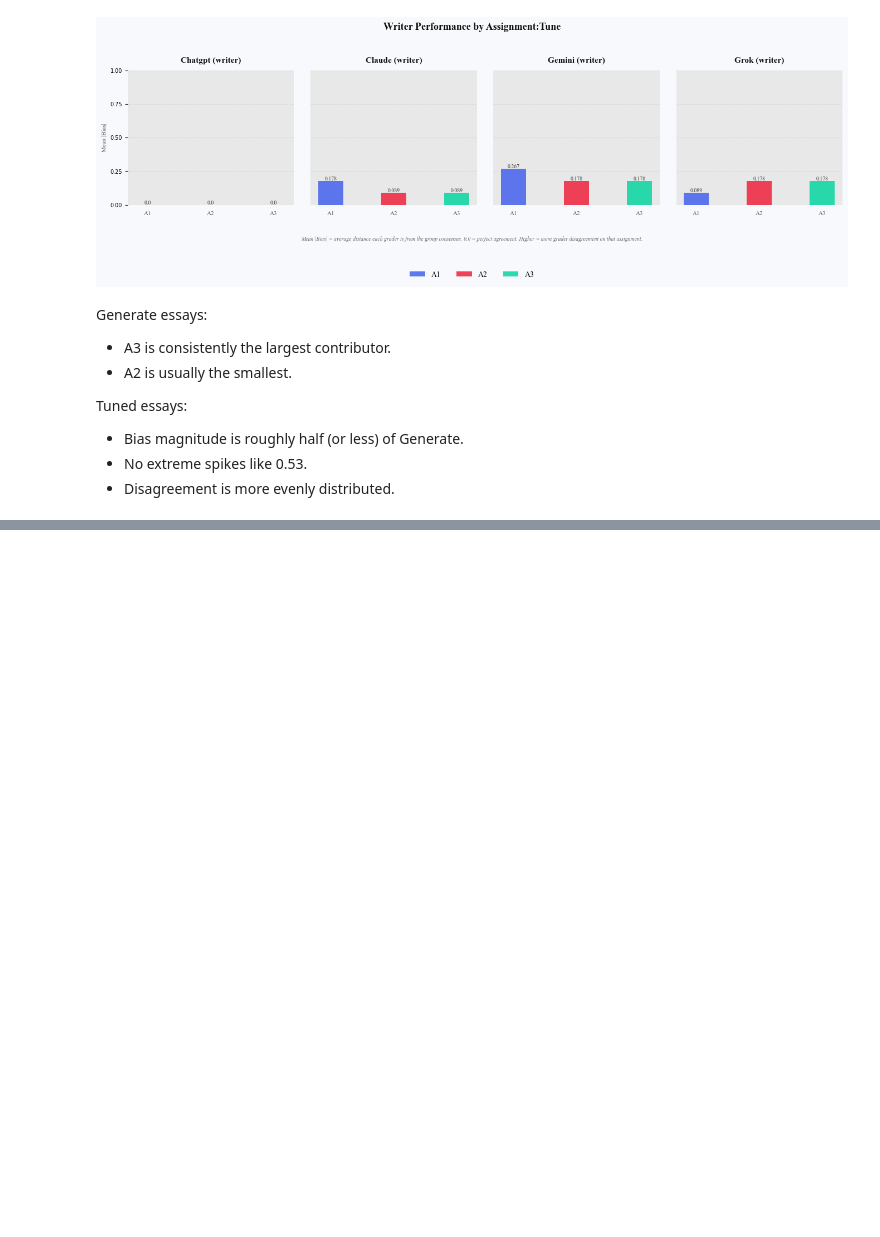
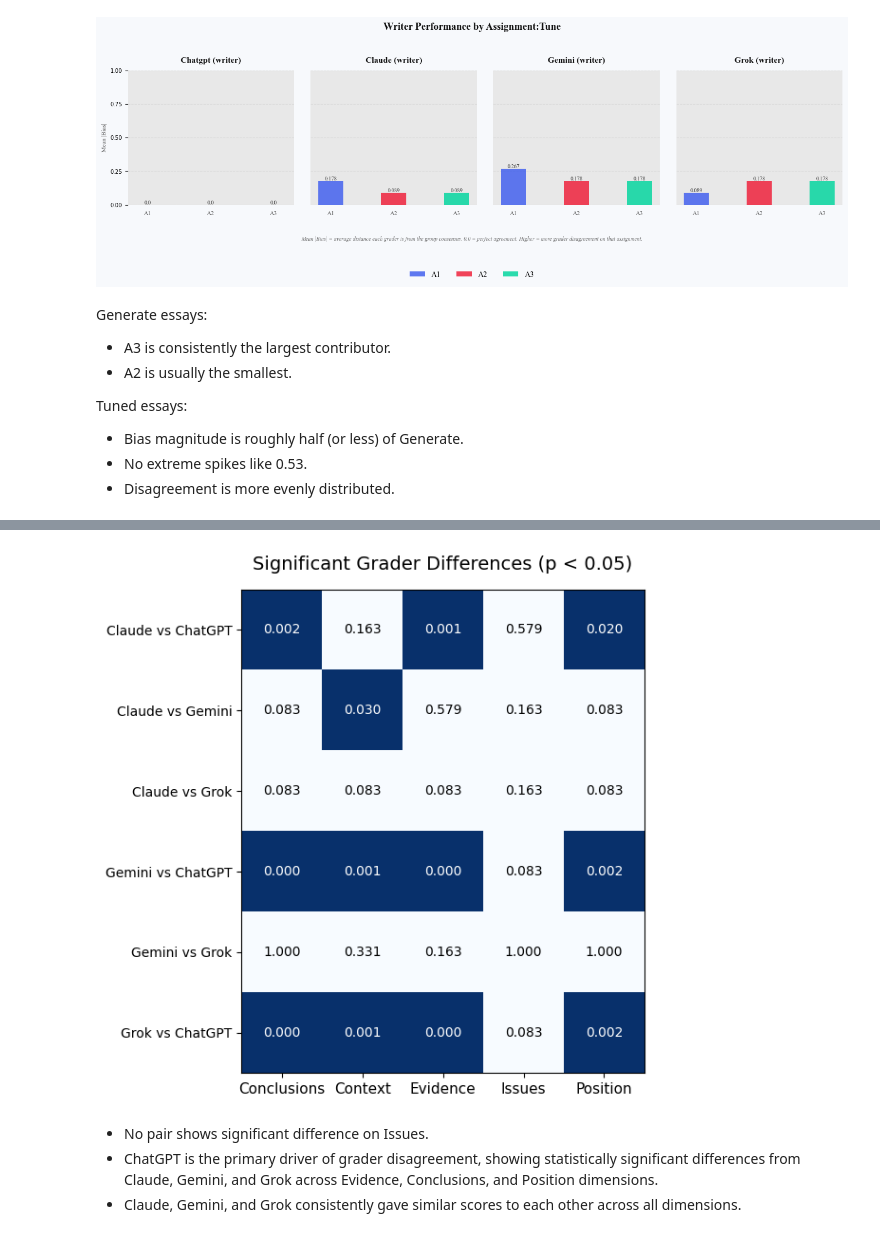
Before and after one commit to raminguyen/ai-assessment, a Jupyter notebook: src/visualize_scores_po.ipynb, the cells around one changed output, grey strips where cells are left out. Drawn from its saved outputs; the diff is of its cells as text; code cells hidden in the pictures; blank space fills up the shorter version.

Commit message:
perfom t-test 1 sample, and pair t-test

```diff
--- a/src/visualize_scores_po.ipynb
+++ b/src/visualize_scores_po.ipynb
@@ -157,0 +196,6 @@ Tuned essays:
+# %%
+for dim, (t, p) in sorted(results.items(), key=lambda x: x[1][0]):
+
+    stars = "***" if p < 0.001 else "**" if p < 0.01 else "*" if p < 0.05 else "ns"
+
+    print(dim, round(t, 2), round(p, 4), stars)
@@ -157,0 +212,4 @@ Tuned essays:
+# %%
+dimensions = ['Issues', 'Evidence', 'Context', 'Position', 'Conclusions']
+pair_names = ['Claude vs Gemini', 'Claude vs Grok', 'Claude vs ChatGPT',
+              'Gemini vs Grok',   'Gemini vs ChatGPT', 'Grok vs ChatGPT']
@@ -157,0 +238,3 @@ Tuned essays:
+# %%
+results_df = pd.DataFrame(rows)
+results_df
@@ -157,0 +259,4 @@ Tuned essays:
+# %%
+pval_matrix  = results_df.pivot(index='Pair', columns='Dimension', values='P_value')
+
+pval_matrix
@@ -157,0 +272,28 @@ Tuned essays:
+# %%
+fig, ax = plt.subplots(figsize=(11, 6))
+
+# Create binary matrix: 1 = significant, 0 = not
+binary_matrix = (pval_matrix.values.astype(float) < 0.05).astype(int)
+
+for i in range(len(pval_matrix.index)):
+    for j in range(len(pval_matrix.columns)):
+        p = pval_matrix.iloc[i, j]
+        color = 'white' if p < 0.05 else 'black'
+        ax.text(j, i, f'{p:.3f}', ha='center', va='center', fontsize=10, color=color)
+
+im = ax.imshow(binary_matrix, cmap='Blues', vmin=0, vmax=1)
+
+ax.set_xticks(range(len(pval_matrix.columns)))
+ax.set_xticklabels(pval_matrix.columns, fontsize=11)
+ax.set_yticks(range(len(pval_matrix.index)))
+ax.set_yticklabels(pval_matrix.index, fontsize=10)
+
+ax.set_title('Significant Grader Differences (p < 0.05)', fontsize=14, pad=15)
+plt.tight_layout()
+plt.show()
+# %% [output]
+[figure, added]
+# %% [markdown]
+- No pair shows significant difference on Issues.
+- ChatGPT is the primary driver of grader disagreement, showing statistically significant differences from Claude, Gemini, and Grok across Evidence, Conclusions, and Position dimensions.
+- Claude, Gemini, and Grok consistently gave similar scores to each other across all dimensions.
```
Also changed, not shown: parts of 12 cells of this notebook.
